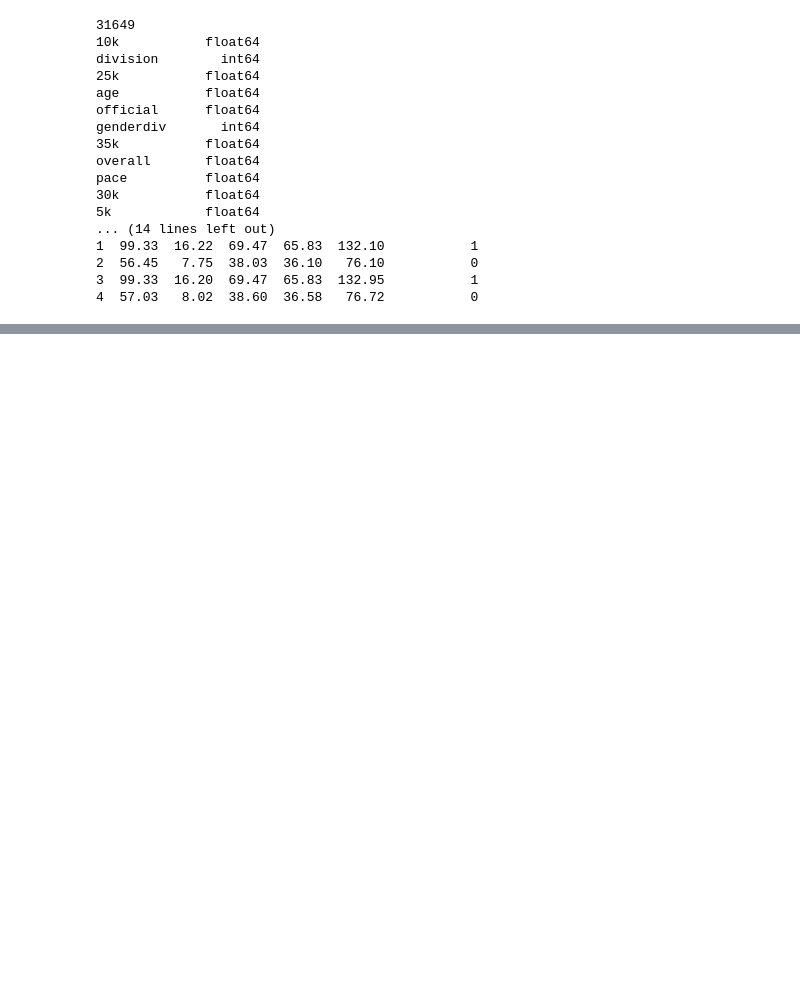
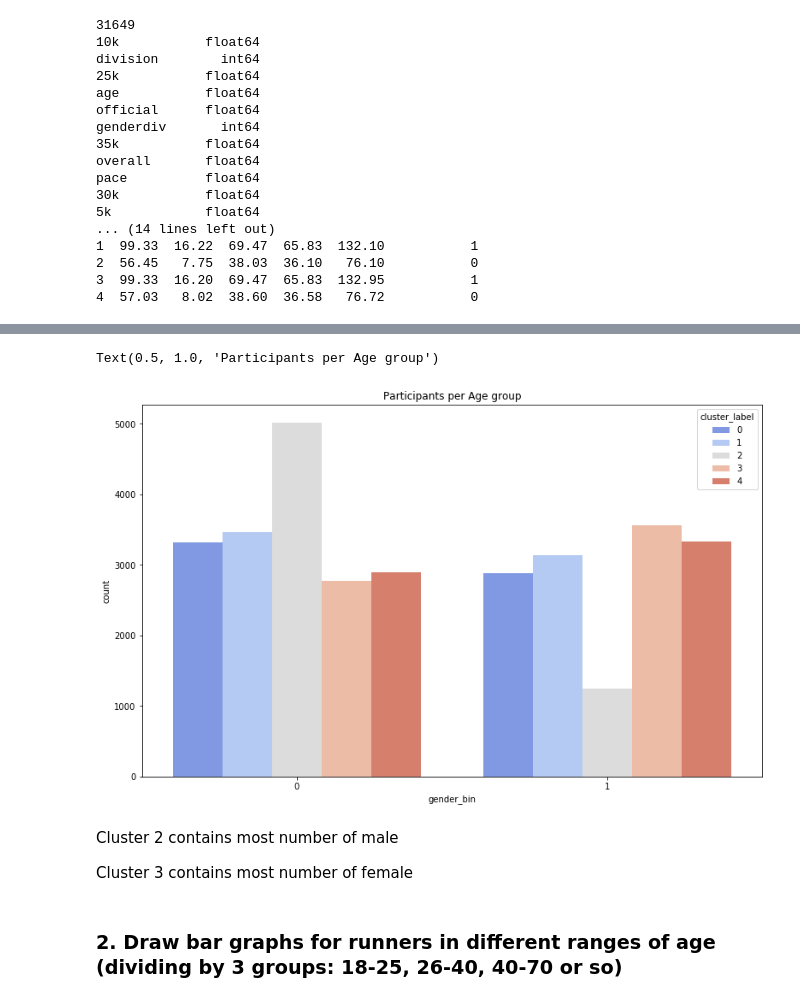
Before and after one commit to danghung-dev/cbd-assignment, a Jupyter notebook: assignment6/assignment6.ipynb, the cells around one changed output, grey strips where cells are left out. Saved outputs shown, nothing was run; the diff lists cells and outputs as text; code cells hidden in the pictures; blank space fills up the shorter version.

```diff
--- a/assignment6/assignment6.ipynb
+++ b/assignment6/assignment6.ipynb
@@ -295,0 +273,13 @@ plt.show()
+# %%
+g = sns.countplot('gender_bin', data=numeric2014, palette="coolwarm", hue='cluster_label')
+g.figure.set_size_inches(13,8)
+g.set_title("Participants per Age group")
+# %% [output]
+Text(0.5, 1.0, 'Participants per Age group')
+[figure, added]
+# %% [markdown]
+Cluster 2 contains most number of male
+
+Cluster 3 contains most number of female
+# %% [markdown]
+### 2. Draw bar graphs for runners in different ranges of age (dividing by 3 groups: 18-25, 26-40, 40-70 or so)
```
Also changed, not shown: parts of 33 cells of this notebook.
